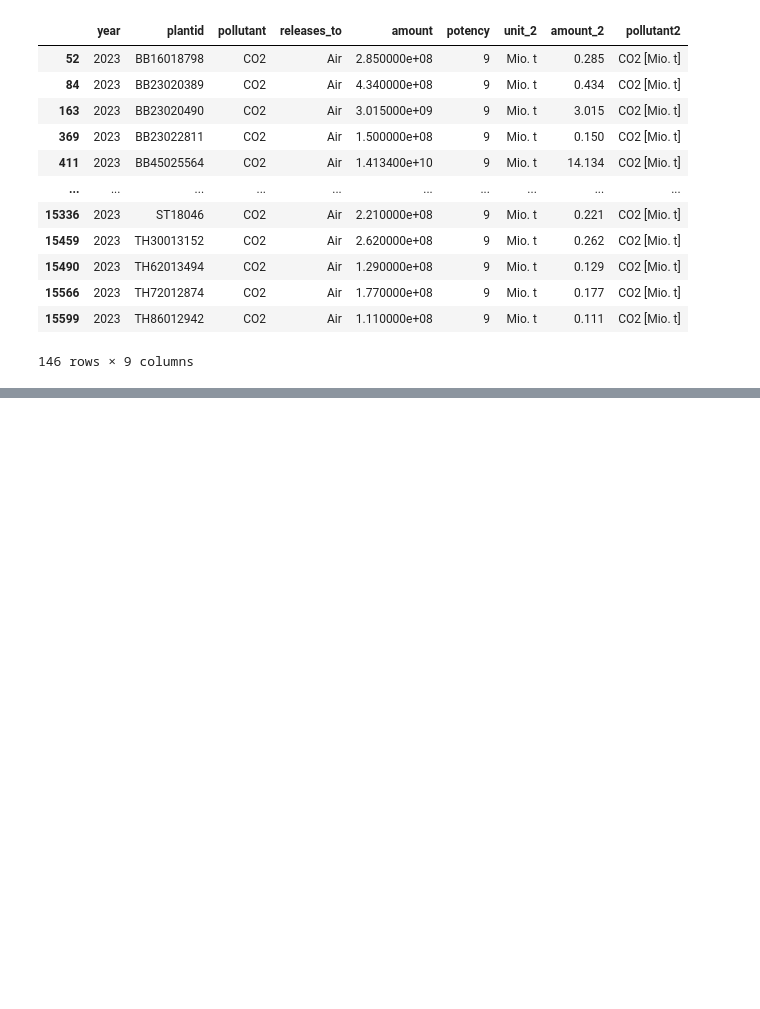
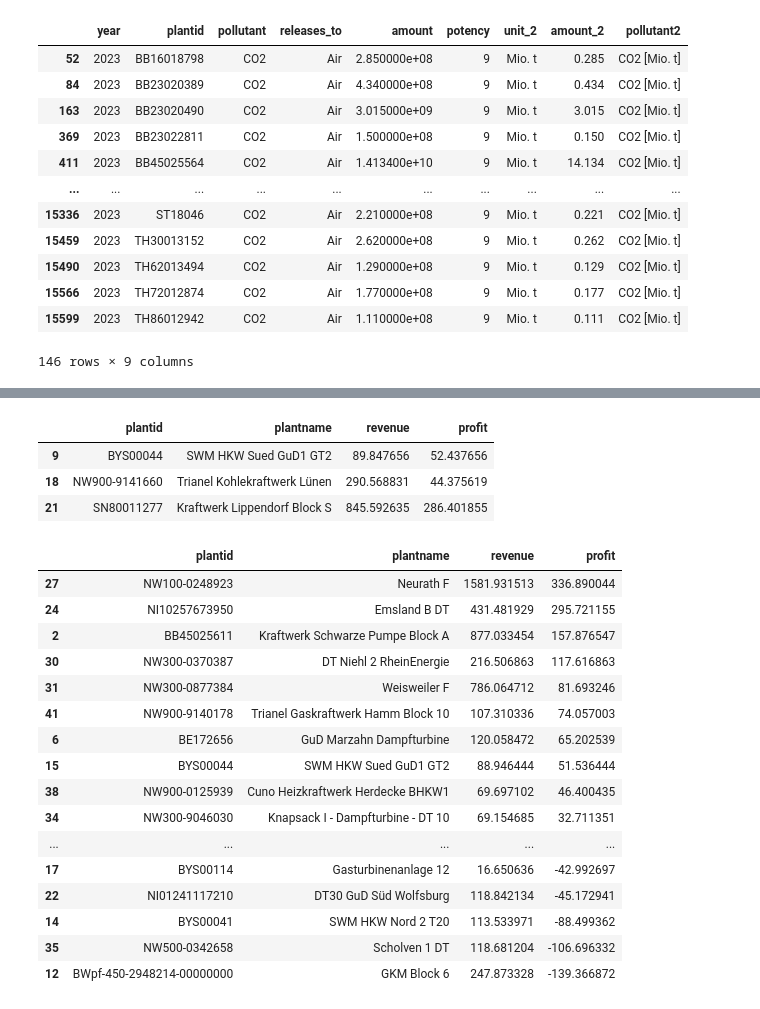
Before and after one commit to sidietz/plantwatch-data, a Jupyter notebook: money/profit_v2-next.ipynb, the cells around one changed output, grey strips where cells are left out. Cells and saved outputs as stored; diff of their text form; code cells hidden in the pictures; blank space fills up the shorter version.

```diff
--- a/money/profit_v2-next.ipynb
+++ b/money/profit_v2-next.ipynb
@@ -12,7 +12,7 @@ seem['plantid'] = seem['plantid'].apply(lambda x: str(x).replace('/', '_'))
 # %%
 #CDF.sort_values(by=["produced_at", "variable"])
 # %%
-smard = pd.read_csv("Gro_handelspreise_202301010000_202401010000_Viertelstunde.csv", sep=";", na_values="-", decimal=",", thousands=".")
+smard = pd.read_csv("Groß", sep=";", na_values="-", decimal=",", thousands=".")
 smardlog = smard[["Datum von", "Deutschland/Luxemburg [€/MWh] Originalauflösungen"]]
 smardlog.rename(columns={"Datum von": "timestamp", "Deutschland/Luxemburg [€/MWh] Originalauflösungen": "price"}, inplace=True)
 smardlog["timestamp"] = pd.to_datetime(smardlog["timestamp"], format="mixed")
@@ -52,5 +68,5 @@ CDF2['produced_at'] = pd.to_datetime(CDF2['produced_at'])
 # %%
-CDF2a = CDF2.loc[~(CDF2.variable.str.contains("Unnamed"))]
+CDF2a = CDF2.copy()#loc[~(CDF2.variable.str.contains("Unnamed"))]
 # %%
 #CDF2b = CDF2a.groupby('variable').resample('1h', on='produced_at').mean()
 # %%
@@ -214,0 +255,7 @@ profit["revenue"] = profit["revenue"].apply(lambda x: x / 10**6)
+# %%
+pd.concat([profit2, profit, profit]).drop_duplicates(keep=False)
+# %% [output]
+|  | plantid | plantname | revenue | profit |
+| 9 | BYS00044 | SWM HKW Sued GuD1 GT2 | 89.847656 | 52.437656 |
+| 18 | NW900-9141660 | Trianel Kohlekraftwerk Lünen | 290.568831 | 44.375619 |
+| 21 | SN80011277 | Kraftwerk Lippendorf Block S | 845.592635 | 286.401855 |
@@ -214,0 +264,20 @@ profit["revenue"] = profit["revenue"].apply(lambda x: x / 10**6)
+# %%
+pd.concat([profit, profit2, profit2]).drop_duplicates(keep=False).sort_values('profit', ascending=False)
+# %% [output]
+|  | plantid | plantname | revenue | profit |
+| 27 | NW100-0248923 | Neurath F | 1581.931513 | 336.890044 |
+| 24 | NI10257673950 | Emsland B DT | 431.481929 | 295.721155 |
+| 2 | BB45025611 | Kraftwerk Schwarze Pumpe Block A | 877.033454 | 157.876547 |
+| 30 | NW300-0370387 | DT Niehl 2 RheinEnergie | 216.506863 | 117.616863 |
+| 31 | NW300-0877384 | Weisweiler F | 786.064712 | 81.693246 |
+| 41 | NW900-9140178 | Trianel Gaskraftwerk Hamm Block 10 | 107.310336 | 74.057003 |
+| 6 | BE172656 | GuD Marzahn Dampfturbine | 120.058472 | 65.202539 |
+| 15 | BYS00044 | SWM HKW Sued GuD1 GT2 | 88.946444 | 51.536444 |
+| 38 | NW900-0125939 | Cuno Heizkraftwerk Herdecke BHKW1 | 69.697102 | 46.400435 |
+| 34 | NW300-9046030 | Knapsack I - Dampfturbine - DT 10 | 69.154685 | 32.711351 |
+| ... | ... | ... | ... | ... |
+| 17 | BYS00114 | Gasturbinenanlage 12 | 16.650636 | -42.992697 |
+| 22 | NI01241117210 | DT30 GuD Süd Wolfsburg | 118.842134 | -45.172941 |
+| 14 | BYS00041 | SWM HKW Nord 2 T20 | 113.533971 | -88.499362 |
+| 35 | NW500-0342658 | Scholven 1 DT | 118.681204 | -106.696332 |
+| 12 | BWpf-450-2948214-00000000 | GKM Block 6 | 247.873328 | -139.366872 |
```
Also changed, not shown: parts of 9 cells of this notebook, 4 other files.
